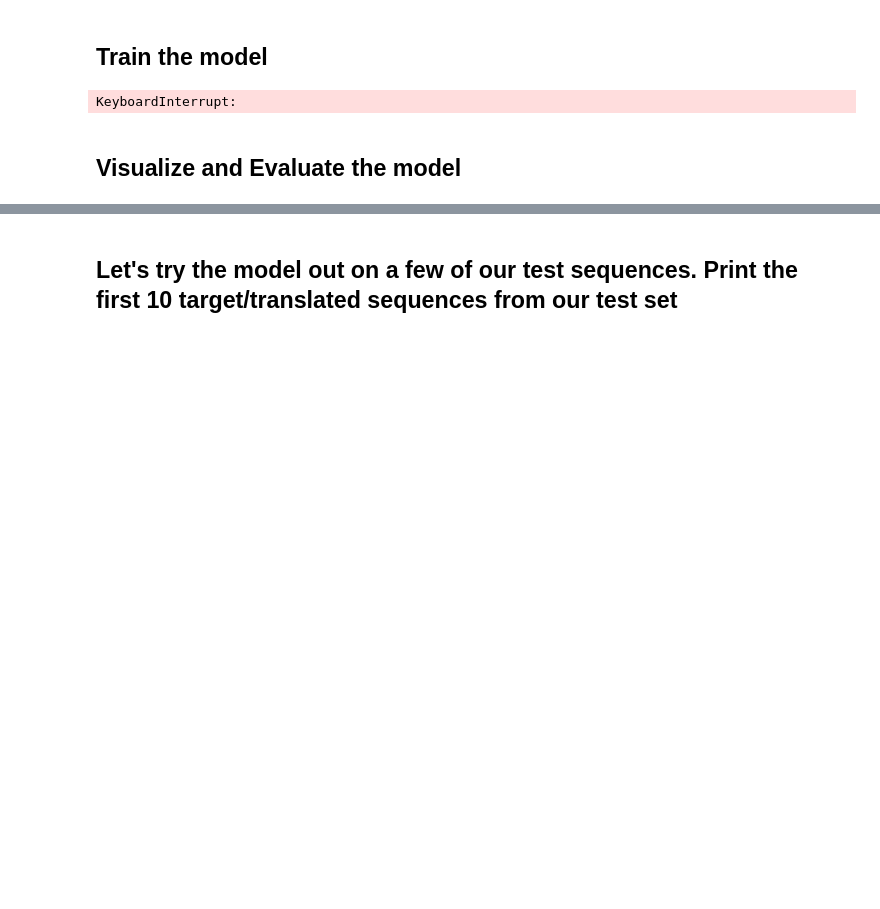
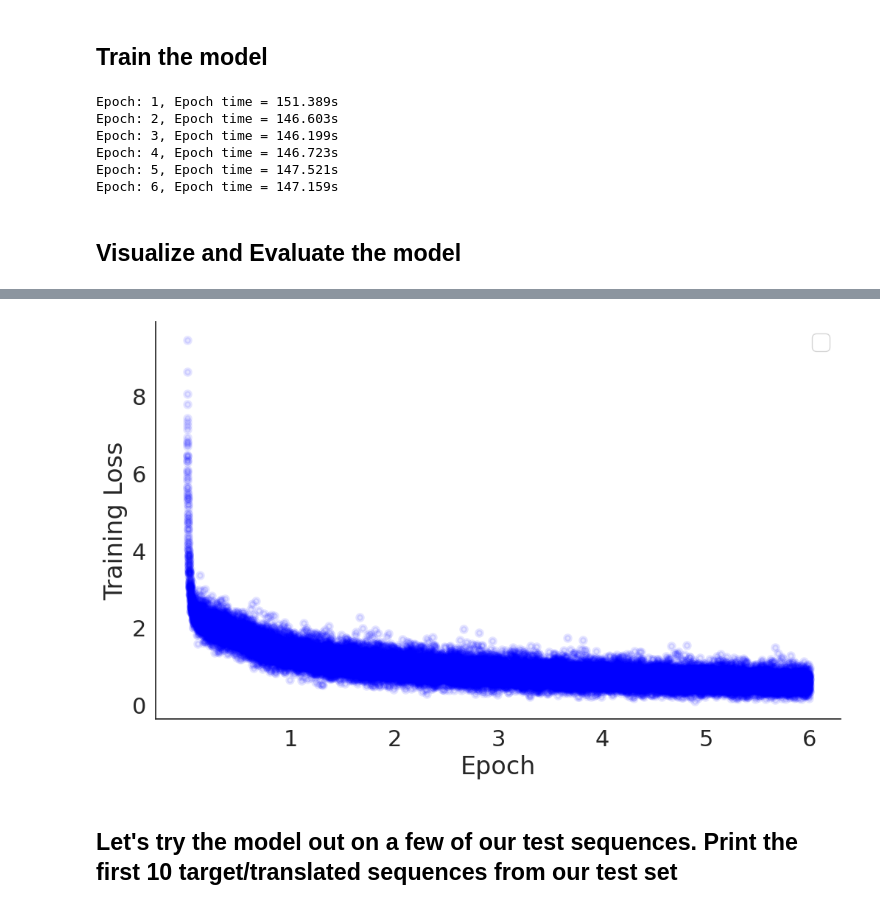
Before and after one commit to emmabacarra/Phys-417, a Jupyter notebook: Lab 7 - German-to-English Translation with Transformer/Lab 7 Report.ipynb, the cells around one changed output, grey strips where cells are left out. Saved outputs shown, nothing was run; the diff lists cells and outputs as text; code cells hidden in the pictures; blank space fills up the shorter version.

```diff
--- a/Lab 7 - German-to-English Translation with Transformer/Lab 7 Report.ipynb
+++ b/Lab 7 - German-to-English Translation with Transformer/Lab 7 Report.ipynb
@@ -232,9 +250,15 @@ for ln in [SRC_LANGUAGE, TGT_LANGUAGE]:
 # Define your "collation" function to collate data samples into batch tensors
 def collate_fn(batch):
     src_batch, tgt_batch = [], []
-    for src_sample, tgt_sample in batch:
-        src_batch.append(text_transform[SRC_LANGUAGE](src_sample.rstrip("\n")))
-        tgt_batch.append(text_transform[TGT_LANGUAGE](tgt_sample.rstrip("\n")))
+    for src_sample in batch:
+      if not isinstance(src_sample, str):
+            src_sample = str(src_sample)
+      src_batch.append(text_transform[SRC_LANGUAGE](src_sample.rstrip("\n")))
+
+    for tgt_sample in batch:
+      if not isinstance(tgt_sample, str):
+            tgt_sample = str(tgt_sample)
+      tgt_batch.append(text_transform[TGT_LANGUAGE](tgt_sample.rstrip("\n")))
 
     src_batch = pad_sequence(src_batch, padding_value=PAD_IDX)
     tgt_batch = pad_sequence(tgt_batch, padding_value=PAD_IDX)
@@ -437,6 +461,11 @@ for epoch in range(1, NUM_EPOCHS+1):
     val_loss_list.extend(val_loss)
     print((f"Epoch: {epoch}, Epoch time = {(end_time - start_time):.3f}s"))
 # %% [output]
-KeyboardInterrupt:
+Epoch: 1, Epoch time = 151.389s
+Epoch: 2, Epoch time = 146.603s
+Epoch: 3, Epoch time = 146.199s
+Epoch: 4, Epoch time = 146.723s
+Epoch: 5, Epoch time = 147.521s
+Epoch: 6, Epoch time = 147.159s
 # %% [markdown]
 ## Visualize and Evaluate the model
@@ -452,0 +472,11 @@ KeyboardInterrupt:
+# %%
+# Plot the loss
+plt.figure(figsize = (12, 7))
+
+plt.scatter(range(len(train_loss_list)), train_loss_list, color = 'blue', linewidth = 3, alpha=0.1)
+plt.ylabel("Training Loss")
+plt.xlabel("Epoch")
+plt.xticks(ticks = [(i+1)*len(train_loss_list)//NUM_EPOCHS for i in range(NUM_EPOCHS)], labels=[f"{i+1}" for i in range(NUM_EPOCHS)])
+plt.legend()
+sns.despine()
+# %% [output]
@@ -452,0 +484 @@ KeyboardInterrupt:
+[figure, added]
```
Also changed, not shown: parts of 13 cells of this notebook.
